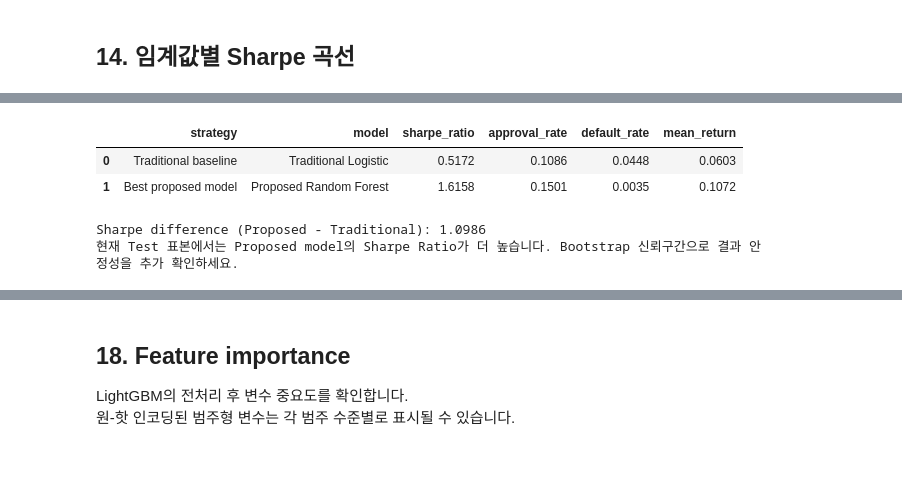
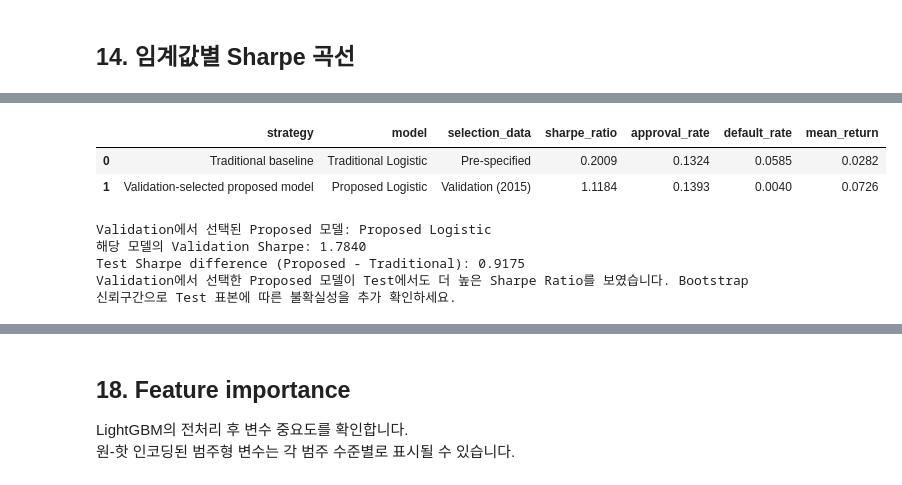
Before and after one commit to juhee0528-lang/git, a Jupyter notebook: lending_club.ipynb, the cells around one changed output, grey strips where cells are left out. Saved outputs shown, nothing was run; the diff lists cells and outputs as text; code cells hidden in the pictures.

```diff
--- a/lending_club.ipynb
+++ b/lending_club.ipynb
@@ -97,7 +106,7 @@ MIN_APPROVAL_RATE = 0.10
 MIN_APPROVED_LOANS = 100
 
 # Return calculation
-RETURN_METRIC = "simple_return"  # "simple_return" or "approx_annual_irr"
+RETURN_METRIC = "approx_annual_irr"  # Main analysis; use "simple_return" only for sensitivity analysis
 RISK_FREE_RATE = 0.0
 
 # Bootstrap
@@ -307,7 +316,8 @@ def approximate_annual_irr_row(row):
 
     cash_flows = [-float(invested)] + [float(installment)] * full_months
 
-    if residual > 1e-8 and full_months < term_months:
+    if residual > 1e-8:
+        # Keep any remaining payment amount even when full_months is capped at term_months.
         cash_flows.append(float(residual))
 
     if len(cash_flows) < 2:
@@ -1066,60 +1081,77 @@ display(test_portfolio_results[
 # %%
+# Traditional baseline is fixed in advance.
 traditional_test = test_portfolio_results[
     test_portfolio_results["model"] == "Traditional Logistic"
 ].iloc[0]
 
-best_proposed_test = (
-    test_portfolio_results[
-        test_portfolio_results["group"] == "Proposed"
+# IMPORTANT: Select the final Proposed model using Validation results only.
+best_proposed_validation = (
+    validation_portfolio_results[
+        validation_portfolio_results["group"] == "Proposed"
     ]
     .sort_values("sharpe_ratio", ascending=False)
     .iloc[0]
 )
+selected_proposed_model = best_proposed_validation["model"]
+
+# Test is used only once for the already-selected model.
+best_proposed_test = test_portfolio_results[
+    test_portfolio_results["model"] == selected_proposed_model
+].iloc[0]
 
 hypothesis_summary = pd.DataFrame([
     {
         "strategy": "Traditional baseline",
         "model": traditional_test["model"],
+        "selection_data": "Pre-specified",
         "sharpe_ratio": traditional_test["sharpe_ratio"],
         "approval_rate": traditional_test["approval_rate"],
         "default_rate": traditional_test["default_rate"],
         "mean_return": traditional_test["mean_return"],
     },
     {
-        "strategy": "Best proposed model",
+        "strategy": "Validation-selected proposed model",
         "model": best_proposed_test["model"],
+        "selection_data": f"Validation ({VALID_YEAR})",
         "sharpe_ratio": best_proposed_test["sharpe_ratio"],
         "approval_rate": best_proposed_test["approval_rate"],
         "default_rate": best_proposed_test["default_rate"],
         "mean_return": best_proposed_test["mean_return"],
     },
 ])
 
 display(hypothesis_summary)
+print("Validation에서 선택된 Proposed 모델:", selected_proposed_model)
+print(
+    "해당 모델의 Validation Sharpe:",
+    f"{best_proposed_validation['sharpe_ratio']:.4f}",
+)
 
 difference = (
     best_proposed_test["sharpe_ratio"]
     - traditional_test["sharpe_ratio"]
 )
 
-print(f"Sharpe difference (Proposed - Traditional): {difference:.4f}")
+print(f"Test Sharpe difference (Proposed - Traditional): {difference:.4f}")
 
 if difference > 0:
     print(
-        "현재 Test 표본에서는 Proposed model의 Sharpe Ratio가 더 높습니다. "
-        "Bootstrap 신뢰구간으로 결과 안정성을 추가 확인하세요."
+        "Validation에서 선택한 Proposed 모델이 Test에서도 더 높은 Sharpe Ratio를 보였습니다. "
+        "Bootstrap 신뢰구간으로 Test 표본에 따른 불확실성을 추가 확인하세요."
     )
 else:
     print(
-        "현재 Test 표본에서는 메인 가설을 지지하지 않습니다. "
-        "변수·모델·수익률 정의를 결과에 맞춰 임의 변경하면 안 됩니다."
+        "Validation에서 선택한 Proposed 모델이 Test에서는 Traditional을 이기지 못했습니다. "
+        "Test 결과에 맞춰 모델·임계값·수익률 정의를 다시 변경하면 안 됩니다."
     )
 # %% [output]
-|  | strategy | model | sharpe_ratio | approval_rate | default_rate | mean_return |
-| 0 | Traditional baseline | Traditional Logistic | 0.5172 | 0.1086 | 0.0448 | 0.0603 |
-| 1 | Best proposed model | Proposed Random Forest | 1.6158 | 0.1501 | 0.0035 | 0.1072 |
+|  | strategy | model | selection_data | sharpe_ratio | approval_rate | default_rate | mean_return |
+| 0 | Traditional baseline | Traditional Logistic | Pre-specified | 0.2009 | 0.1324 | 0.0585 | 0.0282 |
+| 1 | Validation-selected proposed model | Proposed Logistic | Validation (2015) | 1.1184 | 0.1393 | 0.0040 | 0.0726 |
-Sharpe difference (Proposed - Traditional): 1.0986
-현재 Test 표본에서는 Proposed model의 Sharpe Ratio가 더 높습니다. Bootstrap 신뢰구간으로 결과 안정성을 추가 확인하세요.
+Validation에서 선택된 Proposed 모델: Proposed Logistic
+해당 모델의 Validation Sharpe: 1.7840
+Test Sharpe difference (Proposed - Traditional): 0.9175
+Validation에서 선택한 Proposed 모델이 Test에서도 더 높은 Sharpe Ratio를 보였습니다. Bootstrap 신뢰구간으로 Test 표본에 따른 불확실성을 추가 확인하세요.
 # %% [markdown]
 ## 17. Bootstrap 안정성 검증
 
```
Also changed, not shown: parts of 25 cells of this notebook.
